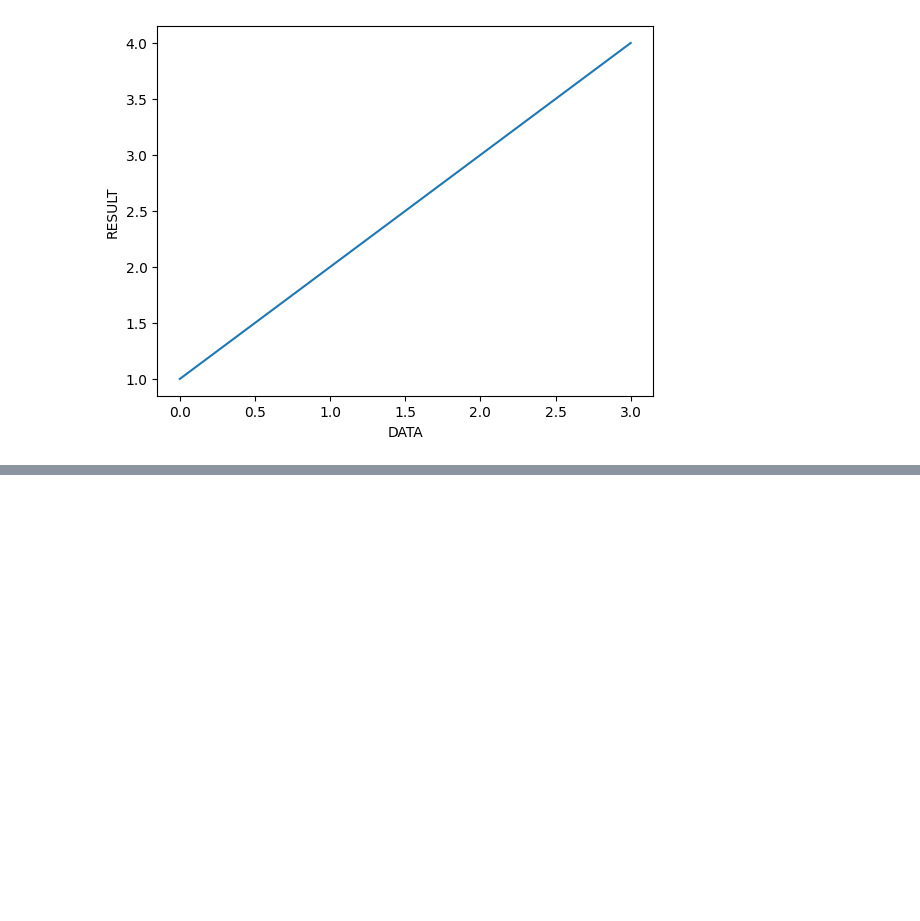
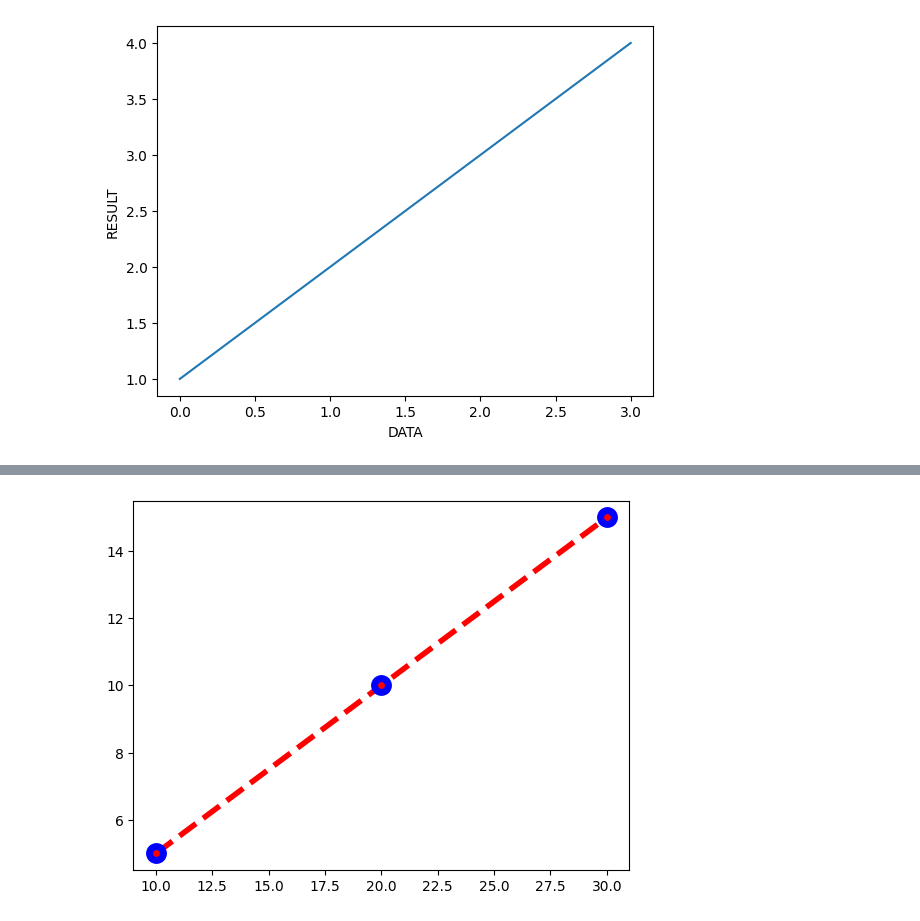
Before and after one commit to GGoneng/AI-Study-Log, a Jupyter notebook: EX_PANDAS06/DAY_07/ex_matplot_line.ipynb, the cells around one changed output, grey strips where cells are left out. Cells and saved outputs as stored; diff of their text form; code cells hidden in the pictures; blank space fills up the shorter version.

```diff
--- a/EX_PANDAS06/DAY_07/ex_matplot_line.ipynb
+++ b/EX_PANDAS06/DAY_07/ex_matplot_line.ipynb
@@ -23,0 +41,14 @@ b
+# %%
+# [2] 그래프 그리기 - Line(선) 그래프
+# plot(X축 데이터, y축 데이터, line2D 속성으로 설정)
+# fmf 포맷스트링 ==> Line2D의 속성으로 설정
+# - color = 'red', marker = 'o', linestyle = 'dashed'
+# - markersize = 10, linewidth = 4
+# - markeredgecolor => mec = 'blue'
+# - markeredgewidth => mew = 5
+plt.plot([10, 20, 30], [5, 10, 15], color = "red", marker = "o",
+        linestyle = "dashed", markersize = 10, linewidth = 4, mec = "blue",
+        mew = 5)
+plt.show()
+# %% [output]
+[figure, added]
```
Also changed, not shown: parts of 9 cells of this notebook, 8 other files.
